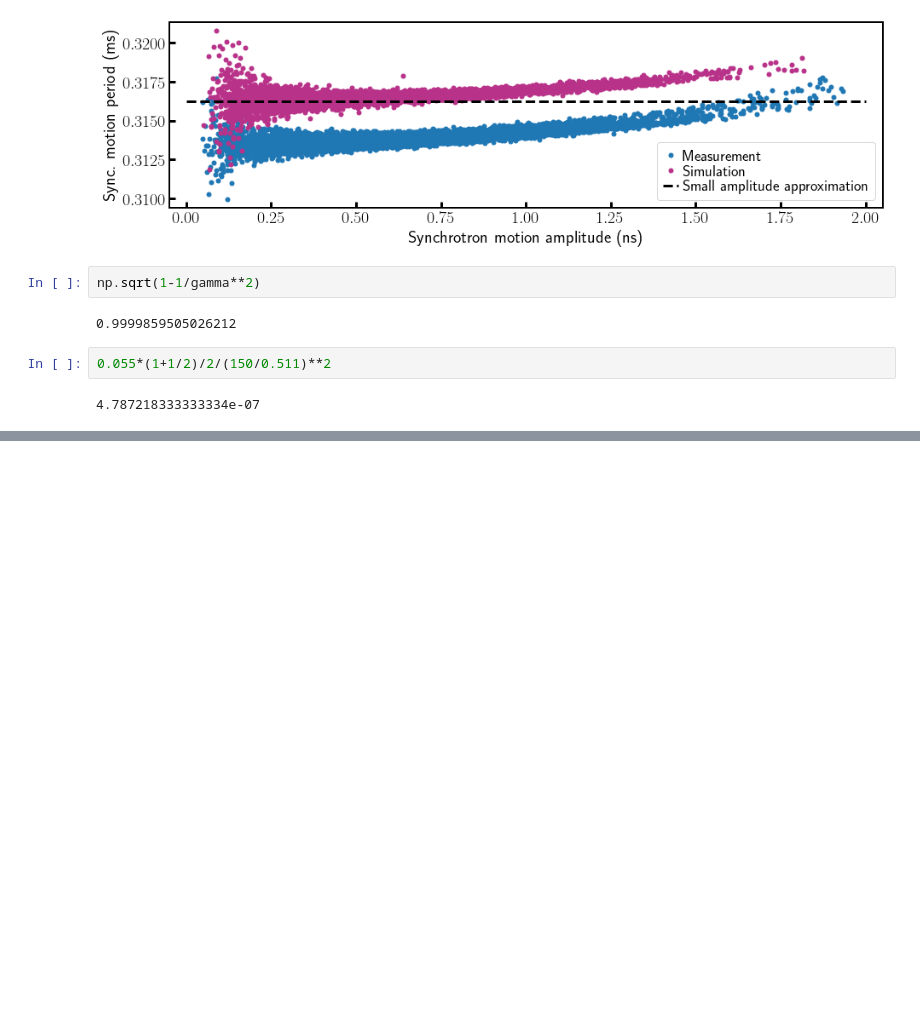
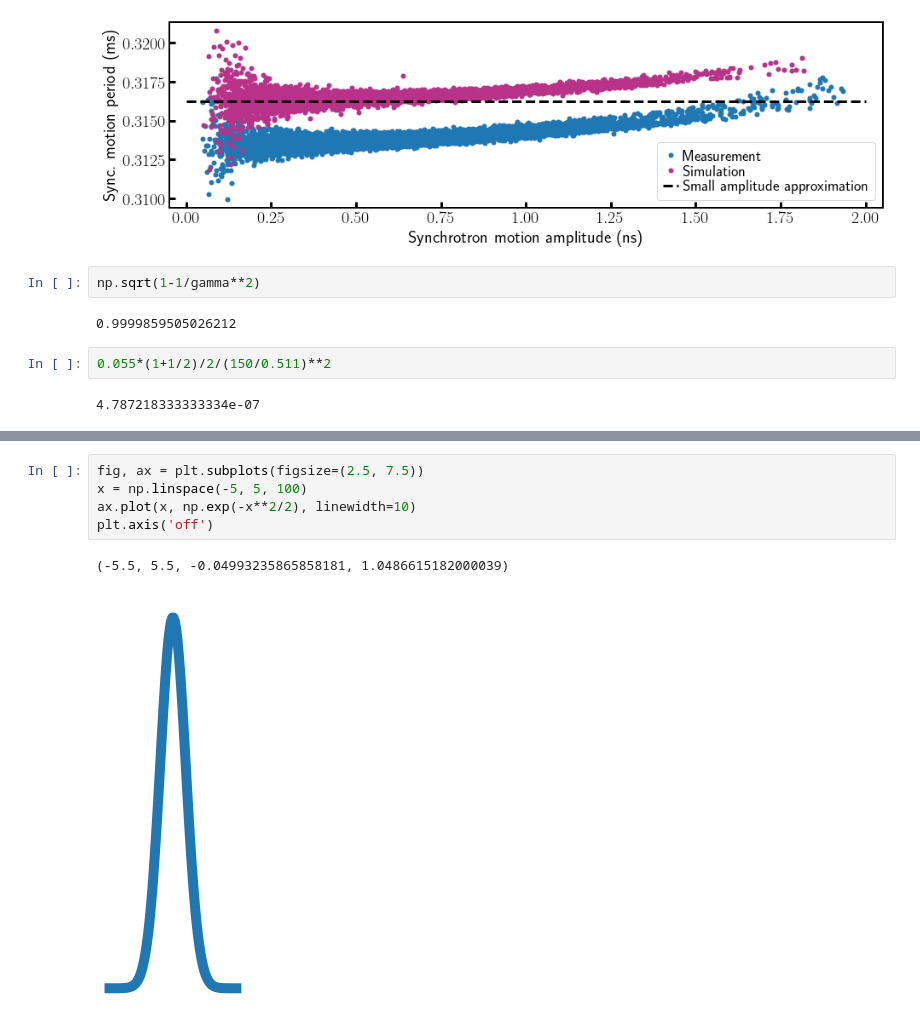
Before and after one commit to IharLobach/ursse, a Jupyter notebook: analyzing_collected_data/all_single_electron_data/plots_for_JINST.ipynb, the cells around one changed output, grey strips where cells are left out. Drawn from its saved outputs; the diff is of its cells as text; blank space fills up the shorter version.

```diff
--- a/analyzing_collected_data/all_single_electron_data/plots_for_JINST.ipynb
+++ b/analyzing_collected_data/all_single_electron_data/plots_for_JINST.ipynb
@@ -156,0 +202,8 @@ np.sqrt(1-1/gamma**2)
+# %%
+fig, ax = plt.subplots(figsize=(2.5, 7.5))
+x = np.linspace(-5, 5, 100)
+ax.plot(x, np.exp(-x**2/2), linewidth=10)
+plt.axis('off')
+# %% [output]
+(-5.5, 5.5, -0.04993235865858181, 1.0486615182000039)
+[figure, added]
```
Also changed, not shown: parts of 2 cells of this notebook, 4 other files.
